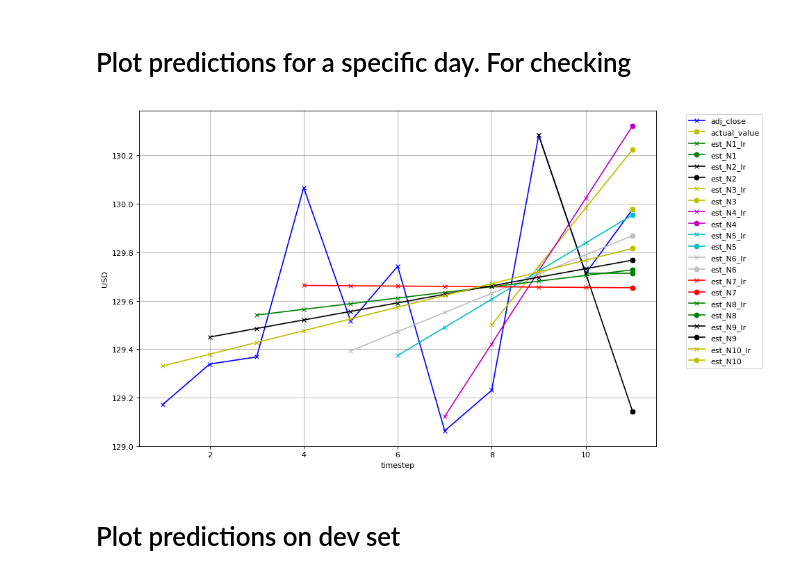
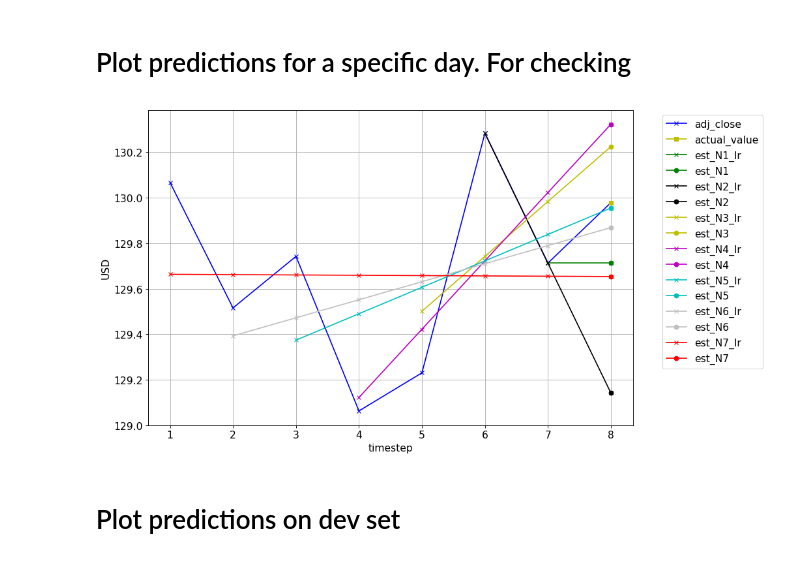
Before and after one commit to NGYB/Stocks, a Jupyter notebook: StockPricePrediction/StockPricePrediction_v2_lin_reg.ipynb, the cells around one changed output. Drawn from its saved outputs; the diff is of its cells as text; code cells hidden in the pictures.

```diff
--- a/StockPricePrediction/StockPricePrediction_v2_lin_reg.ipynb
+++ b/StockPricePrediction/StockPricePrediction_v2_lin_reg.ipynb
@@ -25,7 +25,7 @@ from tqdm import tqdm_notebook
 stk_path = "./data/VTI.csv"
 test_size = 0.2                 # proportion of dataset to be used as test set
 cv_size = 0.2                   # proportion of dataset to be used as cross-validation set
-Nmax = 10                       # for feature at day t, we use lags from t-1, t-2, ..., t-N as features
+Nmax = 30                       # for feature at day t, we use lags from t-1, t-2, ..., t-N as features
                                 # Nmax is the maximum N we are going to test
 fontsize = 14
 ticklabelsize = 14
@@ -75,6 +75,13 @@ def get_preds_lin_reg(df, target_col, N, pred_min, offset):
     pred_list[pred_list < pred_min] = pred_min
 
     return pred_list
+
+def get_mape(y_true, y_pred):
+    """
+    Compute mean absolute percentage error (MAPE)
+    """
+    y_true, y_pred = np.array(y_true), np.array(y_pred)
+    return np.mean(np.abs((y_true - y_pred) / y_true)) * 100
 # %% [markdown]
 # Load data
 # %%
@@ -163,14 +170,17 @@ ax.set_ylabel("USD")
 # %%
 RMSE = []
 R2 = []
+mape = []
 for N in range(1, Nmax+1): # N is no. of samples to use to predict the next value
     est_list = get_preds_lin_reg(train_cv, 'adj_close', N, 0, num_train)
 
     cv['est' + '_N' + str(N)] = est_list
     RMSE.append(math.sqrt(mean_squared_error(est_list, cv['adj_close'])))
     R2.append(r2_score(cv['adj_close'], est_list))
+    mape.append(get_mape(cv['adj_close'], est_list))
 print('RMSE = ' + str(RMSE))
 print('R2 = ' + str(R2))
+print('MAPE = ' + str(mape))
 cv.head()
 # %% [output]
 A value is trying to be set on a copy of a slice from a DataFrame.
@@ -216,45 +239,48 @@ N_opt = 5
 # Specify the day you are interested in
 day = pd.Timestamp(date(2017, 10, 31))
 
+# Specify the maximum N you want to plot (If Nmax2 is too large it gets very cluttered)
+Nmax2 = 7
+
 df_temp = cv[cv['date'] <= day]
 plt.figure(figsize=(12, 8), dpi=80)
-plt.plot(range(1,Nmax+2), df_temp[-Nmax-1:]['adj_close'], 'bx-')
-plt.plot(Nmax+1, df_temp[-1:]['adj_close'], 'ys-')
+plt.plot(range(1,Nmax2+2), df_temp[-Nmax2-1:]['adj_close'], 'bx-')
+plt.plot(Nmax2+1, df_temp[-1:]['adj_close'], 'ys-')
 legend_list = ['adj_close', 'actual_value']
 
 # Plot the linear regression lines and the predictions
 color_list = ['r', 'g', 'k', 'y', 'm', 'c', '0.75']
 marker_list = ['x', 'x', 'x', 'x', 'x', 'x', 'x']
 regr = LinearRegression(fit_intercept=True) # Create linear regression object
-for N in range(1, Nmax+1):
+for N in range(1, Nmax2+1):
     # Plot the linear regression lines
     X_train = np.array(range(len(df_temp['adj_close'][-N-1:-1]))) # e.g. [0 1 2 3 4]
     y_train = np.array(df_temp['adj_close'][-N-1:-1]) # e.g. [2944 3088 3226 3335 3436]
     X_train = X_train.reshape(-1, 1)
     y_train = y_train.reshape(-1, 1)
     regr.fit(X_train, y_train)            # Train the model
     y_est = regr.predict(X_train)         # Get linear regression line
-    plt.plot(range(Nmax+1-N,Nmax+2),
+    plt.plot(range(Nmax2+1-N,Nmax2+2),
              np.concatenate((y_est, np.array(df_temp['est_N'+str(N)][-1:]).reshape(-1,1))),
              color=color_list[N%len(color_list)],
              marker=marker_list[N%len(marker_list)])
     legend_list.append('est_N'+str(N)+'_lr')
 
     # Plot the predictions
-    plt.plot(Nmax+1,
+    plt.plot(Nmax2+1,
              df_temp['est_N'+str(N)][-1:],
              color=color_list[N%len(color_list)],
              marker='o')
     legend_list.append('est_N'+str(N))
 
 
 plt.grid()
 plt.xlabel('timestep')
 plt.ylabel('USD')
 plt.legend(legend_list, bbox_to_anchor=(1.05, 1))
 matplotlib.rcParams.update({'font.size': fontsize})
 # %% [output]
-[figure, old version]
+[figure, new version]
 # %% [markdown]
 # Plot predictions on dev set
 # %%
```
Also changed, not shown: parts of 8 cells of this notebook, 1 other file.
